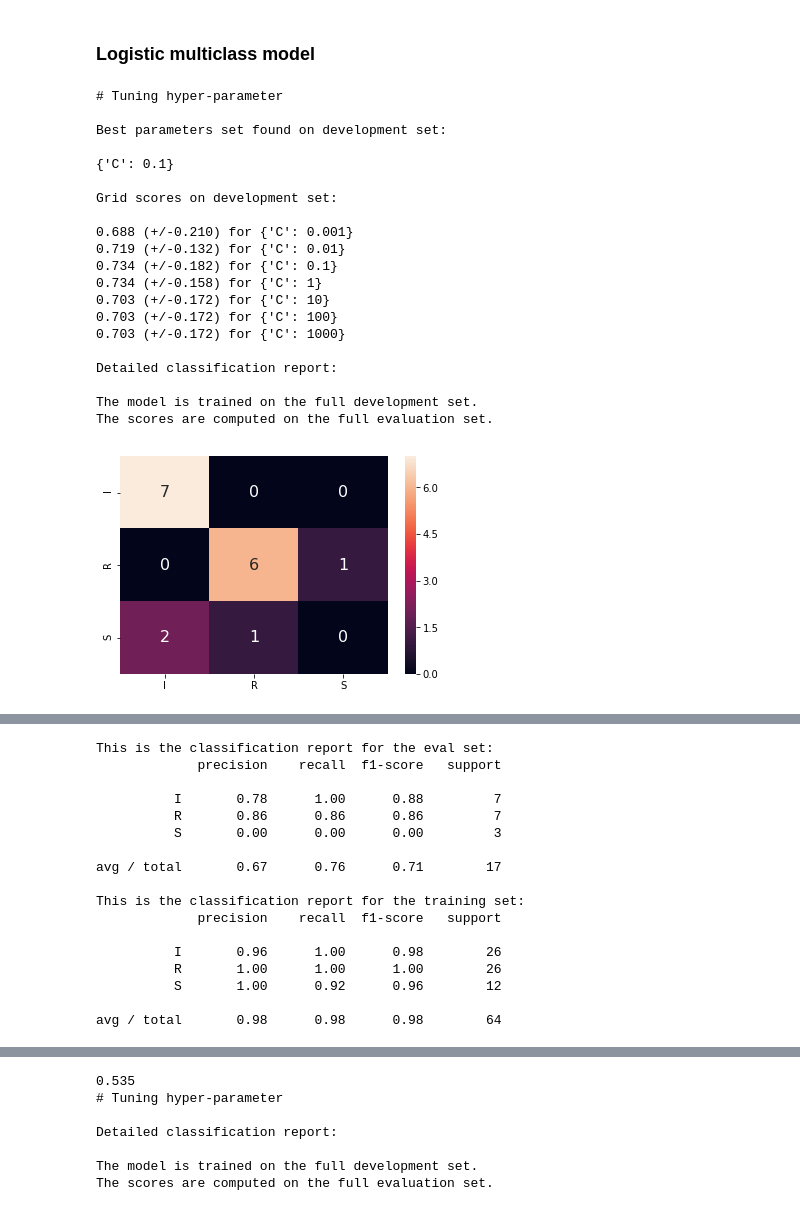
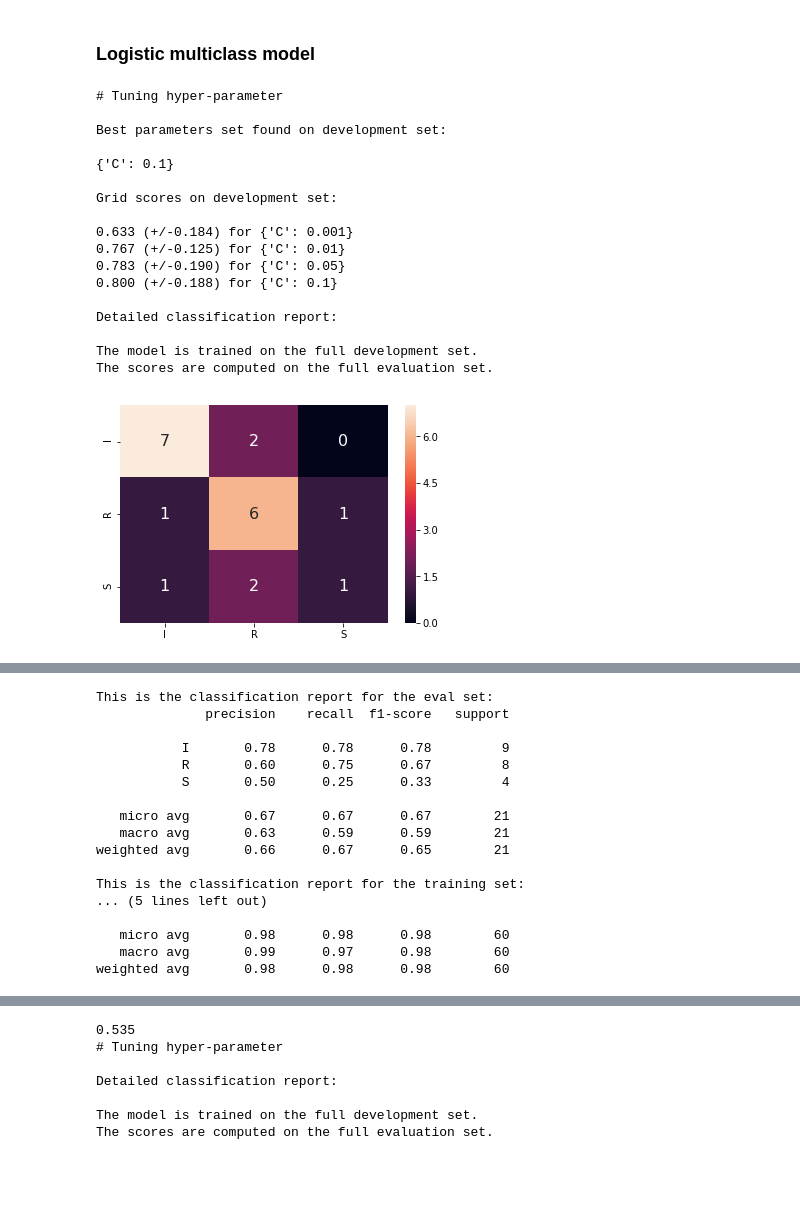
Before and after one commit to annamerk/crmo-diagnosis-using-mri, a Jupyter notebook: inception/Inception CNN retraining.ipynb, the cells around one changed output, grey strips where cells are left out. Drawn from its saved outputs; the diff is of its cells as text; code cells hidden in the pictures; blank space fills up the shorter version.

```diff
--- a/inception/Inception CNN retraining.ipynb
+++ b/inception/Inception CNN retraining.ipynb
@@ -36,7 +36,9 @@ train_inception_concat, test_inception_concat = load_data('data_inception_cnn.pk
 train_inception_diff, test_inception_diff = load_data('data_inception_cnn_diff.pkl')
 train_reduced_dim, test_reduced_dim = load_data("data_inception_cnn_diff_reduced_dim.pkl")
 train_reduced_dim_aug, test_reduced_dim_aug = load_data("data_inception_cnn_diff_reduced_dim_augmented.pkl")
-train_reduced_dim_aug2, test_reduced_dim_aug2 = load_data("data2_inception_cnn_diff_reduced_dim_augmented.pkl")
+
+# these are extra feature reduced
+train_reduced_dim_aug2, test_reduced_dim_aug2 = load_data("data_inception_cnn_diff_extra_reduced_dim_augmented.pkl")
 # %% [markdown]
 #### Baseline
 # %% [markdown]
@@ -642,11 +573,12 @@ GridSearchCV(cv=LeavePOut(p=3), error_score='raise',
 # %% [markdown]
 ### Logistic Linear
 # %%
-def train_logistic(X,y, multiclass, cv=LeavePOut(3), test_size=0.3):
-    params = [{'penalty': ['l1','l2'], 'C': [0.001,0.01,0.1,1,10,100,1000]}]
+def train_logistic(X,y, multiclass, cv=5, test_size=0.3):
+    # ALWAYS use regularization because of small data
+    params = [{'penalty': ['l1','l2'], 'C': [0.001,0.01, 0.05]}]
     lr = GridSearchCV(linear_model.LogisticRegression(solver='liblinear'), cv=cv, param_grid = params)
     if multiclass:
-        params = [{'C': [0.001,0.01,0.1,1,10,100,1000]}]
+        params = [{'C': [0.001,0.01,0.05,0.1]}]
         lr = GridSearchCV(linear_model.LogisticRegression(solver='lbfgs', penalty='l2', multi_class="multinomial", max_iter=3000), cv=cv, param_grid = params)
     utils.do_CV(X,y, lr, multi_class=multiclass, test_size=test_size)
     return lr.best_estimator_
@@ -894,27 +853,24 @@ avg / total       1.00      1.00      1.00        33
 # %% [markdown]
 ### Logistic multiclass model
 # %%
-lr = train_logistic(X_reduced_aug2, y_reduced_aug2, True, cv=7, test_size=0.2)
-pickle.dump(lr, open("lr2_binary_reduced_model_aug_strat_leavenout.pkl", "wb") )
+lr = train_logistic(X_reduced_aug2, y_reduced_aug2, True, cv=7, test_size=0.25)
+pickle.dump(lr, open("lr2_multi_extra_reduced_aug_model.pkl", "wb") )
 # %% [output]
 # Tuning hyper-parameter
 
 Best parameters set found on development set:
 
 {'C': 0.1}
 
 Grid scores on development set:
 
-0.688 (+/-0.210) for {'C': 0.001}
-0.719 (+/-0.132) for {'C': 0.01}
-0.734 (+/-0.182) for {'C': 0.1}
-0.734 (+/-0.158) for {'C': 1}
-0.703 (+/-0.172) for {'C': 10}
-0.703 (+/-0.172) for {'C': 100}
-0.703 (+/-0.172) for {'C': 1000}
+0.633 (+/-0.184) for {'C': 0.001}
+0.767 (+/-0.125) for {'C': 0.01}
+0.783 (+/-0.190) for {'C': 0.05}
+0.800 (+/-0.188) for {'C': 0.1}
 
 Detailed classification report:
 
 The model is trained on the full development set.
 The scores are computed on the full evaluation set.
-[figure, old version]
+[figure, new version]
@@ -922,19 +878,19 @@ The scores are computed on the full evaluation set.
 This is the classification report for the eval set:
-             precision    recall  f1-score   support
+              precision    recall  f1-score   support
 
-          I       0.78      1.00      0.88         7
-          R       0.86      0.86      0.86         7
-          S       0.00      0.00      0.00         3
+           I       0.78      0.78      0.78         9
+           R       0.60      0.75      0.67         8
+           S       0.50      0.25      0.33         4
 
-avg / total       0.67      0.76      0.71        17
+   micro avg       0.67      0.67      0.67        21
+   macro avg       0.63      0.59      0.59        21
+weighted avg       0.66      0.67      0.65        21
 
 This is the classification report for the training set:
-             precision    recall  f1-score   support
+... (5 lines left out)
 
-          I       0.96      1.00      0.98        26
-          R       1.00      1.00      1.00        26
-          S       1.00      0.92      0.96        12
-
-avg / total       0.98      0.98      0.98        64
+   micro avg       0.98      0.98      0.98        60
+   macro avg       0.99      0.97      0.98        60
+weighted avg       0.98      0.98      0.98        60
 # %%
 lr = train_logistic(X_reduced_aug, y_reduced_aug, True, cv=7, test_size=0.2)
```
Also changed, not shown: parts of 31 cells of this notebook, 29 other files.
